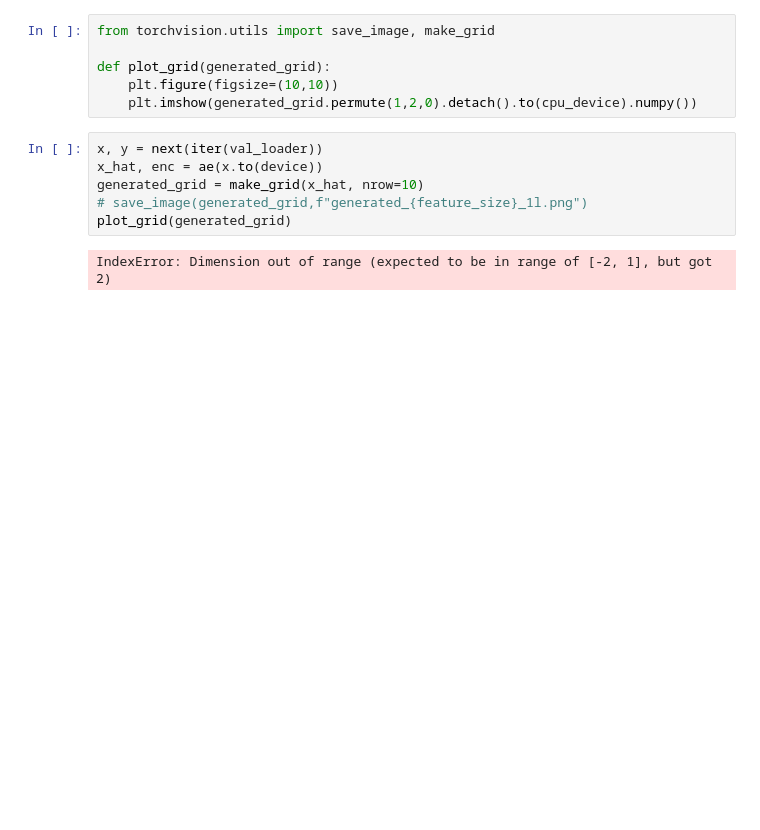
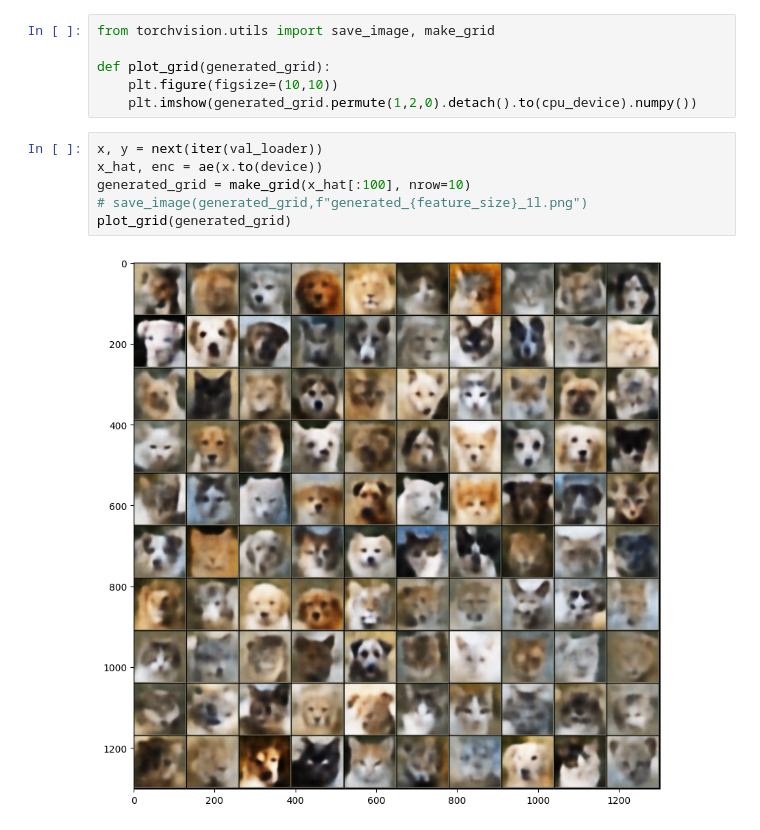
Before and after one commit to karm-patel/VAE, a Jupyter notebook: VAE_Assignment.ipynb, the cells around one changed output. Cells and saved outputs as stored; diff of their text form; blank space fills up the shorter version.

```diff
--- a/VAE_Assignment.ipynb
+++ b/VAE_Assignment.ipynb
@@ -419,11 +448,11 @@ def plot_grid(generated_grid):
 # %%
 x, y = next(iter(val_loader))
 x_hat, enc = ae(x.to(device))
-generated_grid = make_grid(x_hat, nrow=10)
+generated_grid = make_grid(x_hat[:100], nrow=10)
 # save_image(generated_grid,f"generated_{feature_size}_1l.png")
 plot_grid(generated_grid)
 # %% [output]
-IndexError: Dimension out of range (expected to be in range of [-2, 1], but got 2)
+[figure, added]
 # %%
 x.shape
 # %% [output]
```
Also changed, not shown: parts of 18 cells of this notebook, 1 other file.
